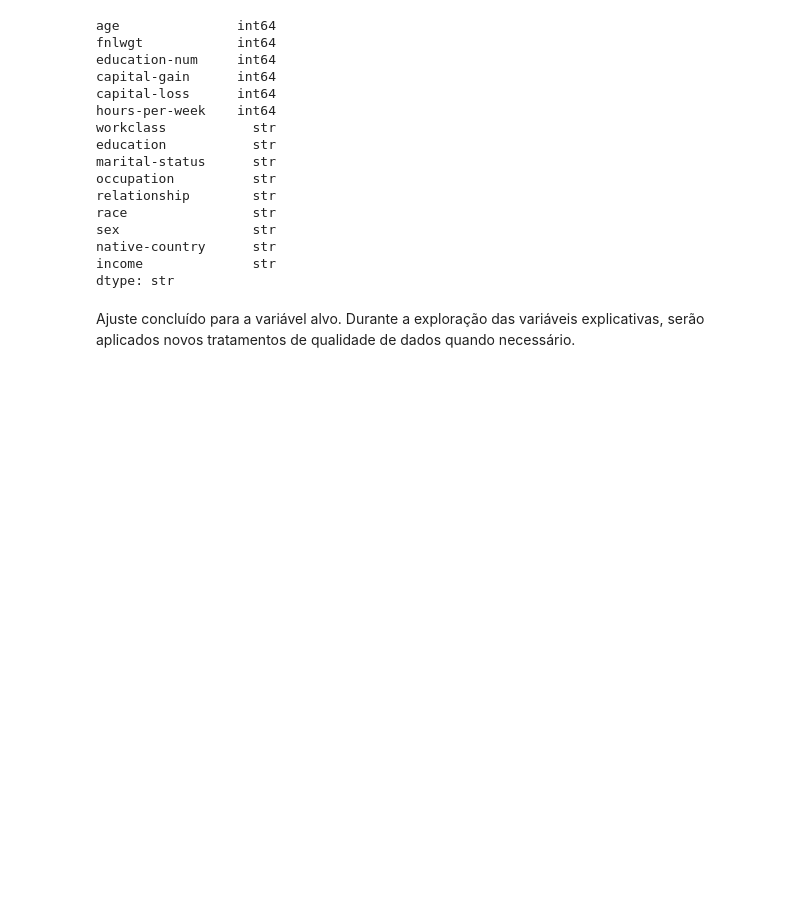
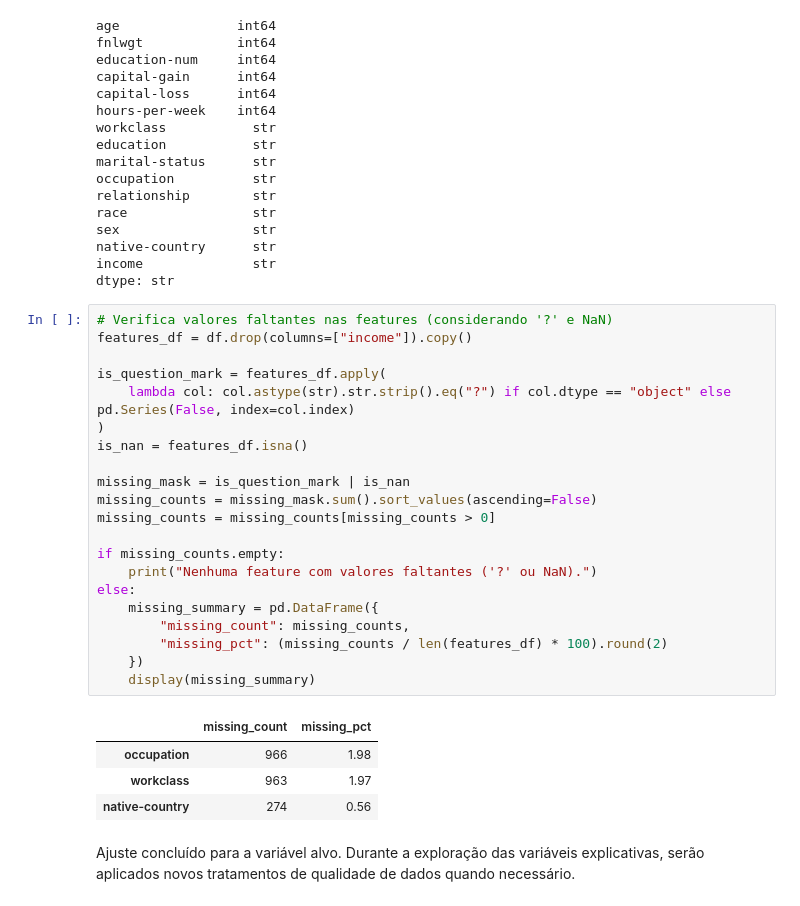
Before and after one commit to guedera/ProjetoMachineLearning, a Jupyter notebook: EDA.ipynb, the cells around one changed output. Saved outputs shown, nothing was run; the diff lists cells and outputs as text; blank space fills up the shorter version.

```diff
--- a/EDA.ipynb
+++ b/EDA.ipynb
@@ -74,6 +74,32 @@ sex                 str
 native-country      str
 income              str
 dtype: str
+# %%
+# Verifica valores faltantes nas features (considerando '?' e NaN)
+features_df = df.drop(columns=["income"]).copy()
+
+is_question_mark = features_df.apply(
+    lambda col: col.astype(str).str.strip().eq("?") if col.dtype == "object" else pd.Series(False, index=col.index)
+)
+is_nan = features_df.isna()
+
+missing_mask = is_question_mark | is_nan
+missing_counts = missing_mask.sum().sort_values(ascending=False)
+missing_counts = missing_counts[missing_counts > 0]
+
+if missing_counts.empty:
+    print("Nenhuma feature com valores faltantes ('?' ou NaN).")
+else:
+    missing_summary = pd.DataFrame({
+        "missing_count": missing_counts,
+        "missing_pct": (missing_counts / len(features_df) * 100).round(2)
+    })
+    display(missing_summary)
+# %% [output]
+|  | missing_count | missing_pct |
+| occupation | 966 | 1.98 |
+| workclass | 963 | 1.97 |
+| native-country | 274 | 0.56 |
 # %% [markdown]
 Ajuste concluído para a variável alvo. Durante a exploração das variáveis explicativas, serão aplicados novos tratamentos de qualidade de dados quando necessário.
 # %% [markdown]
```
Also changed, not shown: parts of 1 cell of this notebook.
